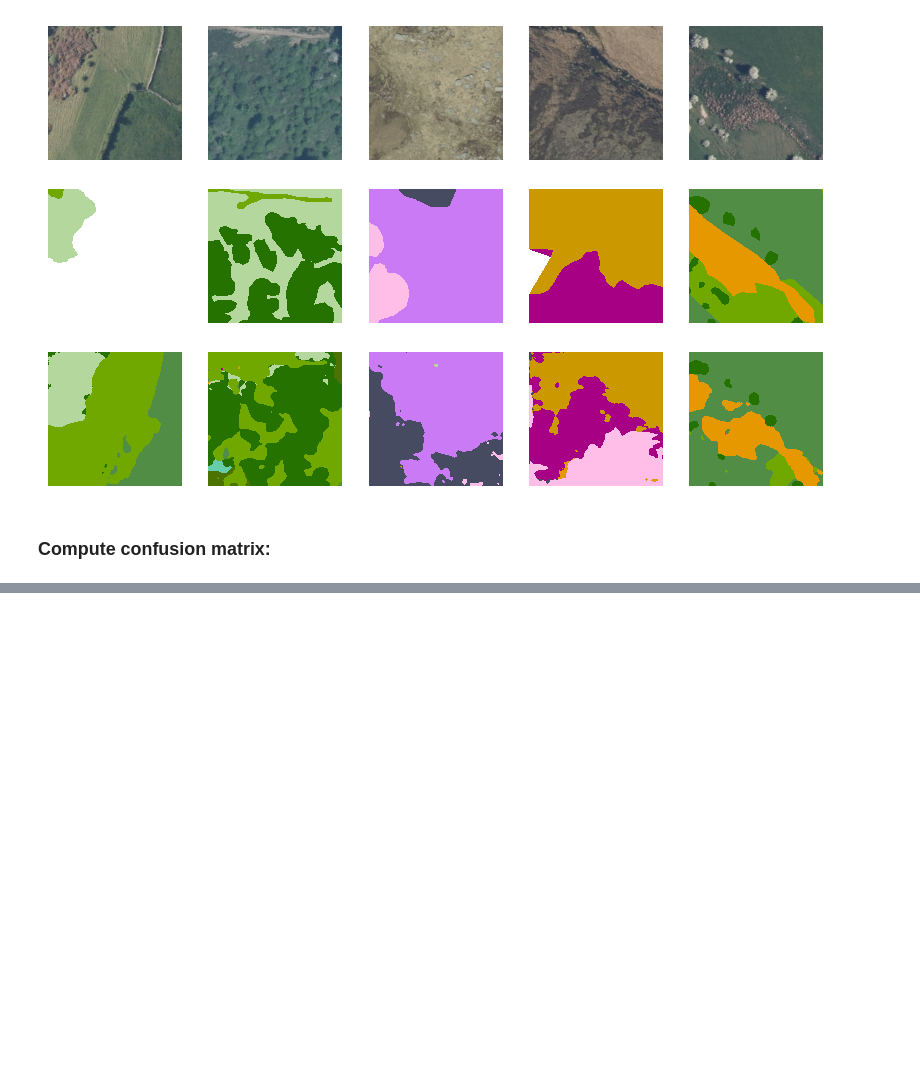
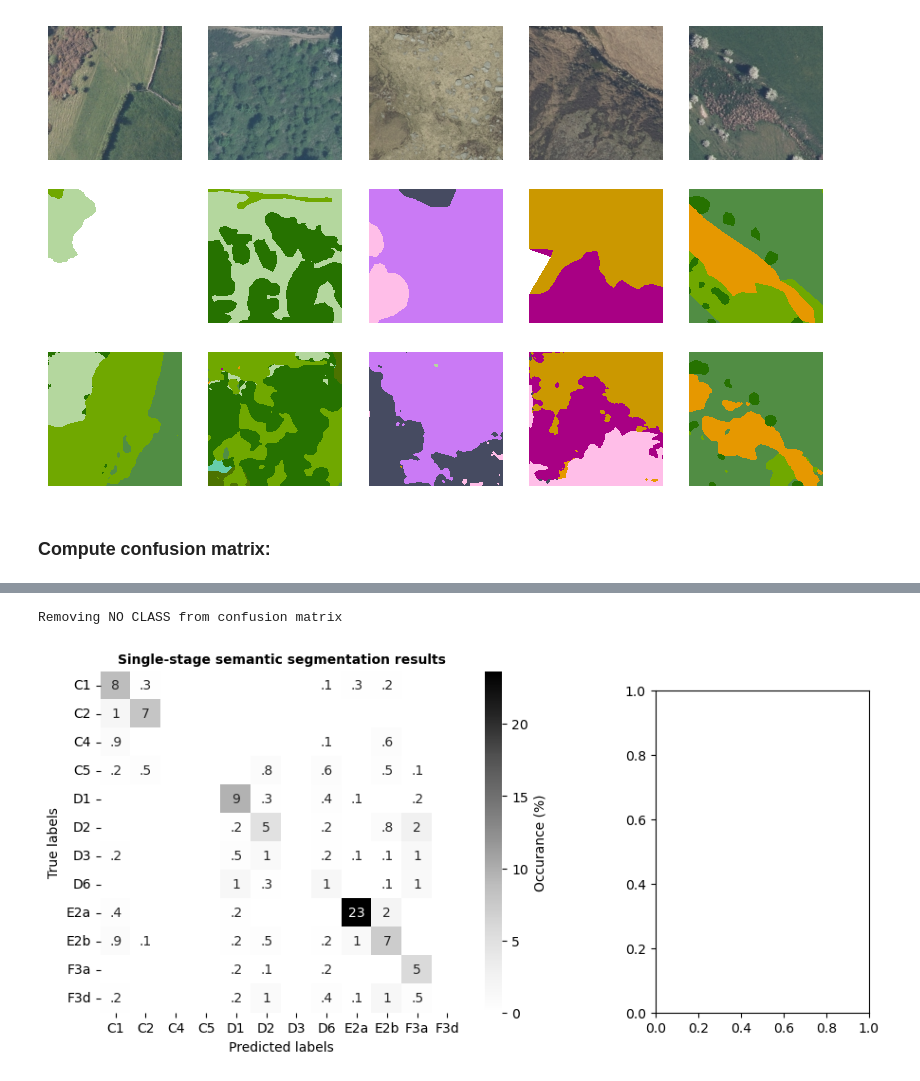
Before and after one commit to pdnpa/cnn-land-cover, a Jupyter notebook: notebooks/Figure CNN performance.ipynb, the cells around one changed output, grey strips where cells are left out. Cells and saved outputs as stored; diff of their text form; code cells hidden in the pictures; blank space fills up the shorter version.

```diff
--- a/notebooks/Figure CNN performance.ipynb
+++ b/notebooks/Figure CNN performance.ipynb
@@ -1194,0 +1273,21 @@ Removing NO CLASS from confusion matrix
+# %%
+model_name = 'LCU_2023-05-12-1015.data'
+save_fig = False
+
+LCU = lcm.load_model(filename=model_name, verbose=0) # reloading necessary for each checkpoint load because checkpoints miss meta info
+
+tmp = lcv.plot_confusion_summary(model=LCU, conf_mat=None, class_name_list=LCU.dict_training_details['class_name_list'],
+                                 dict_override_shortcuts={'Scrub': 'C4', 'Upland Heath': 'D1', 'Blanket Peat Grass Moor': 'D2',
+                                                          'Upland Heath/Blanket Peat Mosaic': 'D6'},
+                           normalise_hm=True, skip_factor=1, fmt_annot='.1f',
+                           print_table=False,
+                           print_main_text=False, suppress_zero_annot=True,
+                           remove_no_class_if_present=True,
+                           class_indices_to_remove=[9],
+                           title_hm='Single-stage semantic segmentation results')
+
+if save_fig:
+    plt.savefig('/home/tplas/repos/cnn-land-cover/figures/fig_conf_mat_singlestage.pdf', dpi=300, bbox_inches='tight')
+# %% [output]
+Removing NO CLASS from confusion matrix
+[figure, added]
```
Also changed, not shown: parts of 4 cells of this notebook, 3 other files.
